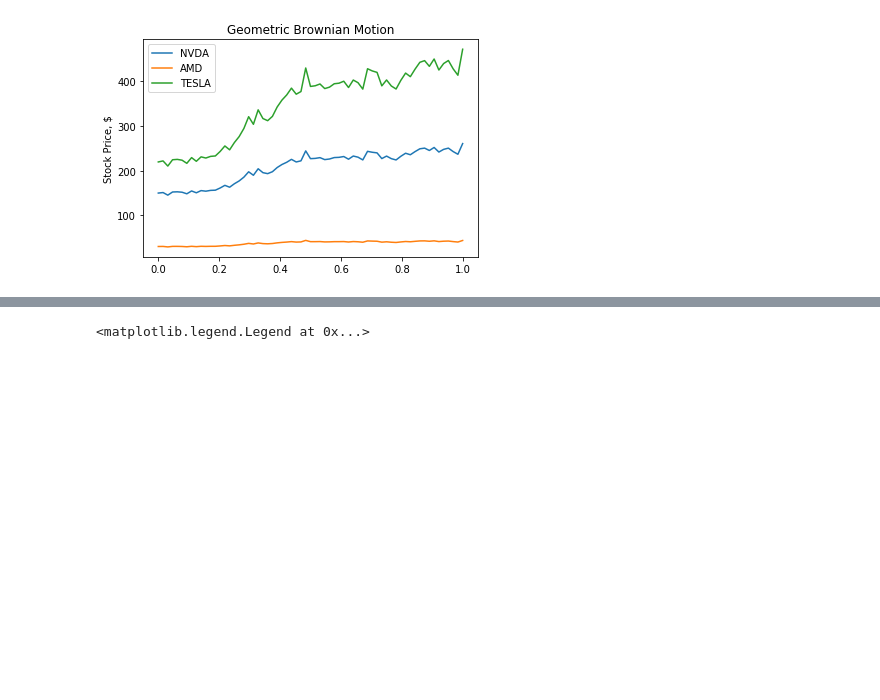
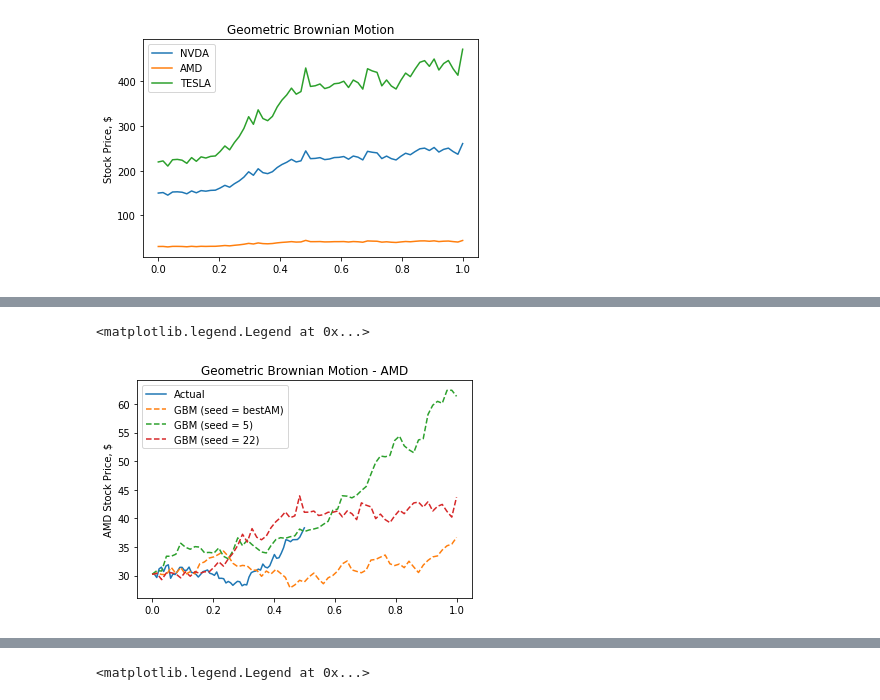
Before and after one commit to veriaci/Quantitative-Finance, a Jupyter notebook: ProbStok_K6.ipynb, the cells around one changed output, grey strips where cells are left out. Drawn from its saved outputs; the diff is of its cells as text; code cells hidden in the pictures; blank space fills up the shorter version.

```diff
--- a/ProbStok_K6.ipynb
+++ b/ProbStok_K6.ipynb
@@ -207,0 +272,29 @@ plt.legend(loc = 'upper left')
+# %%
+T = 1.
+N = 2.**6
+So_AM = adj_close_AM[0]
+
+seed = 5
+W = Brownian(seed, N)[0]
+solna = GBM(So_AM, mu_AM, sig_AM, W, T, N)[0]
+
+seed = 22
+W = Brownian(seed, N)[0]
+solnb = GBM(So_AM, mu_AM, sig_AM, W, T, N)[0]
+
+# adjusting the original time array from days to years
+time = np.linspace(1, len(adj_close_AM), len(adj_close_AM))
+time = [i/132. for i in time]
+
+plt.plot(time, adj_close_AM, label = 'Actual')
+plt.plot(t_NV, soln_AM, label = 'GBM (seed = bestAM)', ls = '--')
+plt.plot(t_NV, solna, label = 'GBM (seed = 5)', ls = '--')
+plt.plot(t_NV, solnb, label = 'GBM (seed = 22)', ls = '--')
+
+plt.ylabel('AMD Stock Price, $')
+plt.title('Geometric Brownian Motion - AMD')
+
+plt.legend(loc = 'upper left')
+# %% [output]
+<matplotlib.legend.Legend at 0x...>
+[figure, added]
```
Also changed, not shown: parts of 18 cells of this notebook.
